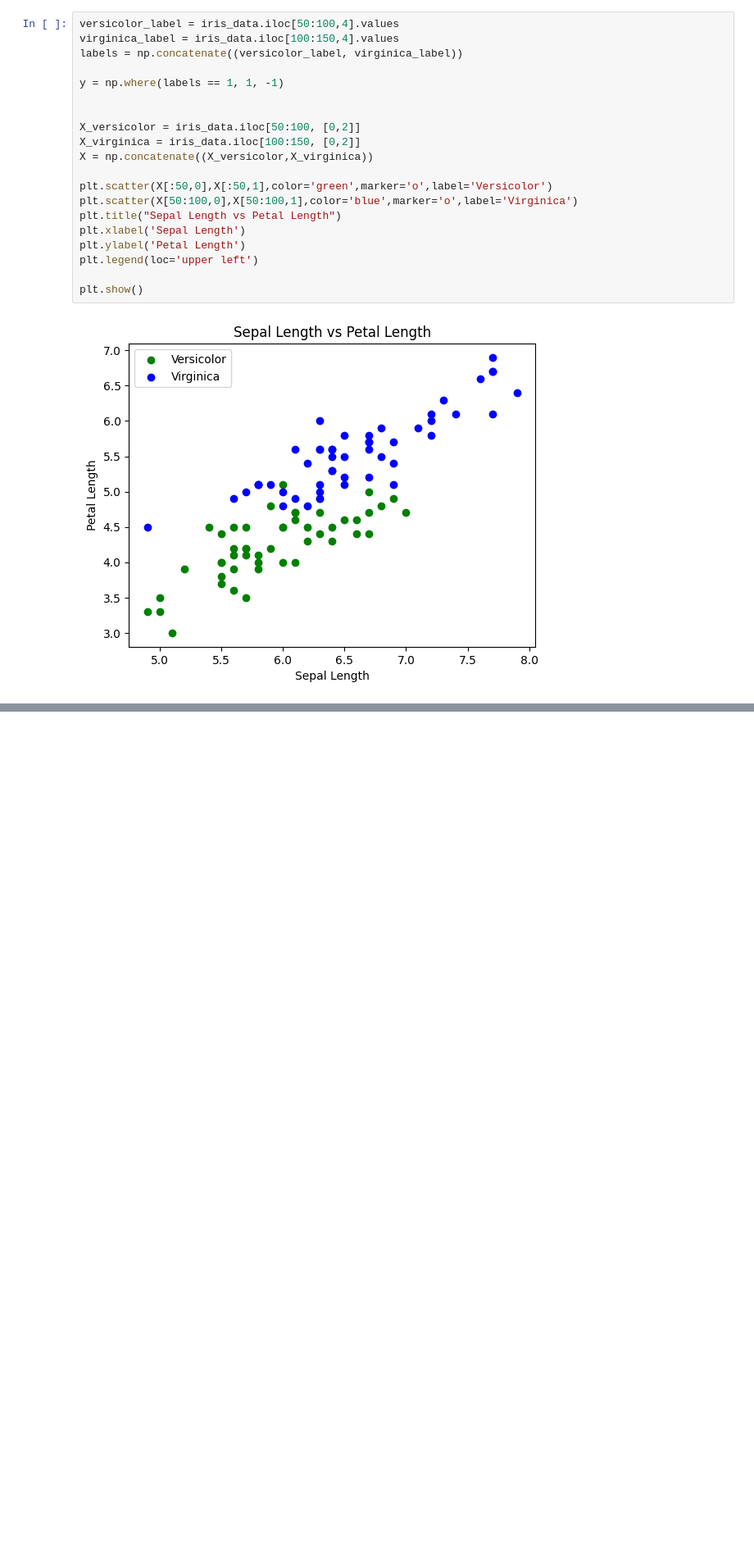
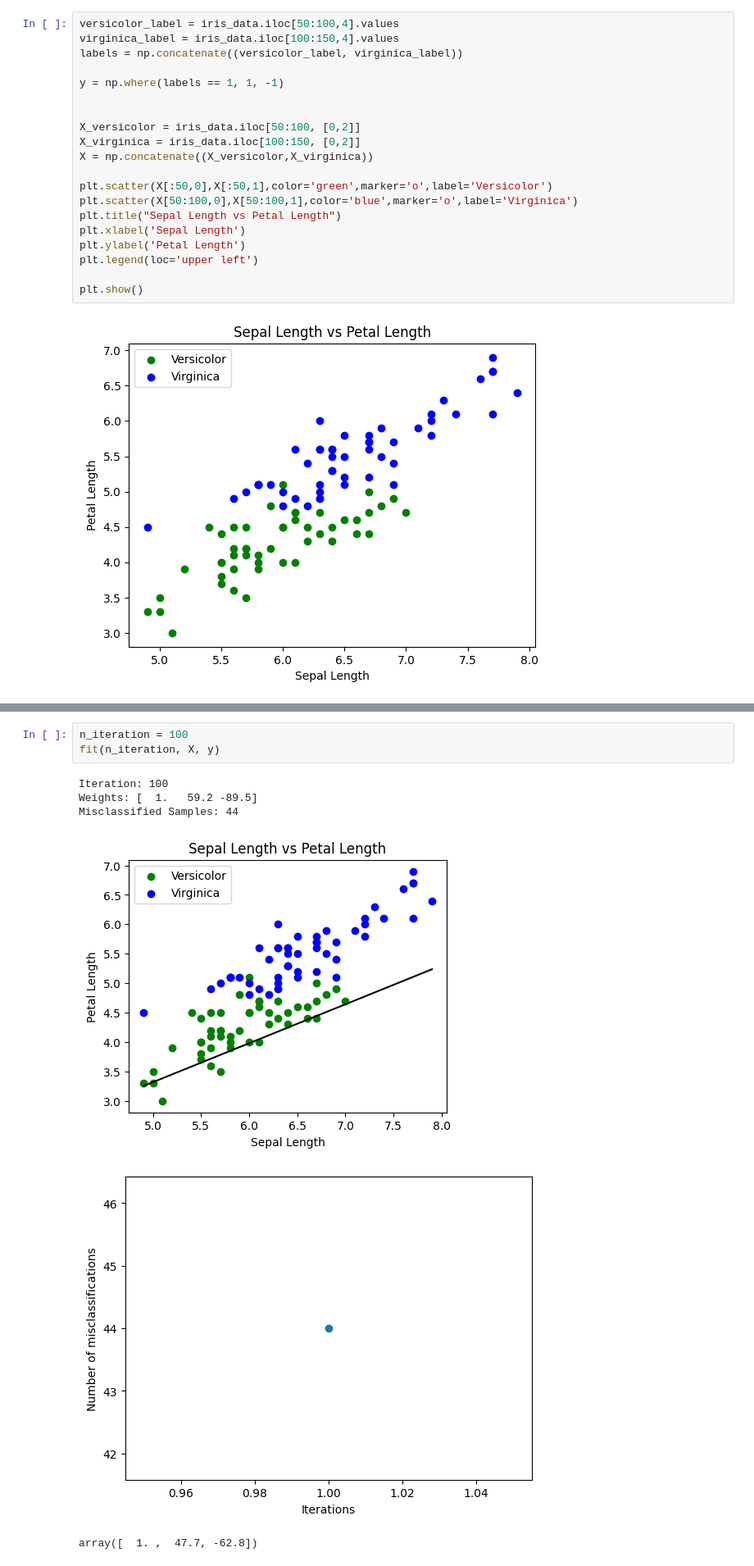
Before and after one commit to FajarKKP/Coding, a Jupyter notebook: 01_ML_PLA.ipynb, the cells around one changed output, grey strips where cells are left out. Shown at 82% size. Drawn from its saved outputs; the diff is of its cells as text; blank space fills up the shorter version.

```diff
--- a/01_ML_PLA.ipynb
+++ b/01_ML_PLA.ipynb
@@ -636,0 +648,10 @@ def fit(n_iter, X, y):
+# %%
+n_iteration = 100
+fit(n_iteration, X, y)
+# %% [output]
+Iteration: 100
+Weights: [  1.   59.2 -89.5]
+Misclassified Samples: 44
+[figure, added]
+[figure, added]
+array([  1. ,  47.7, -62.8])
```
Also changed, not shown: parts of 1 cell of this notebook.
